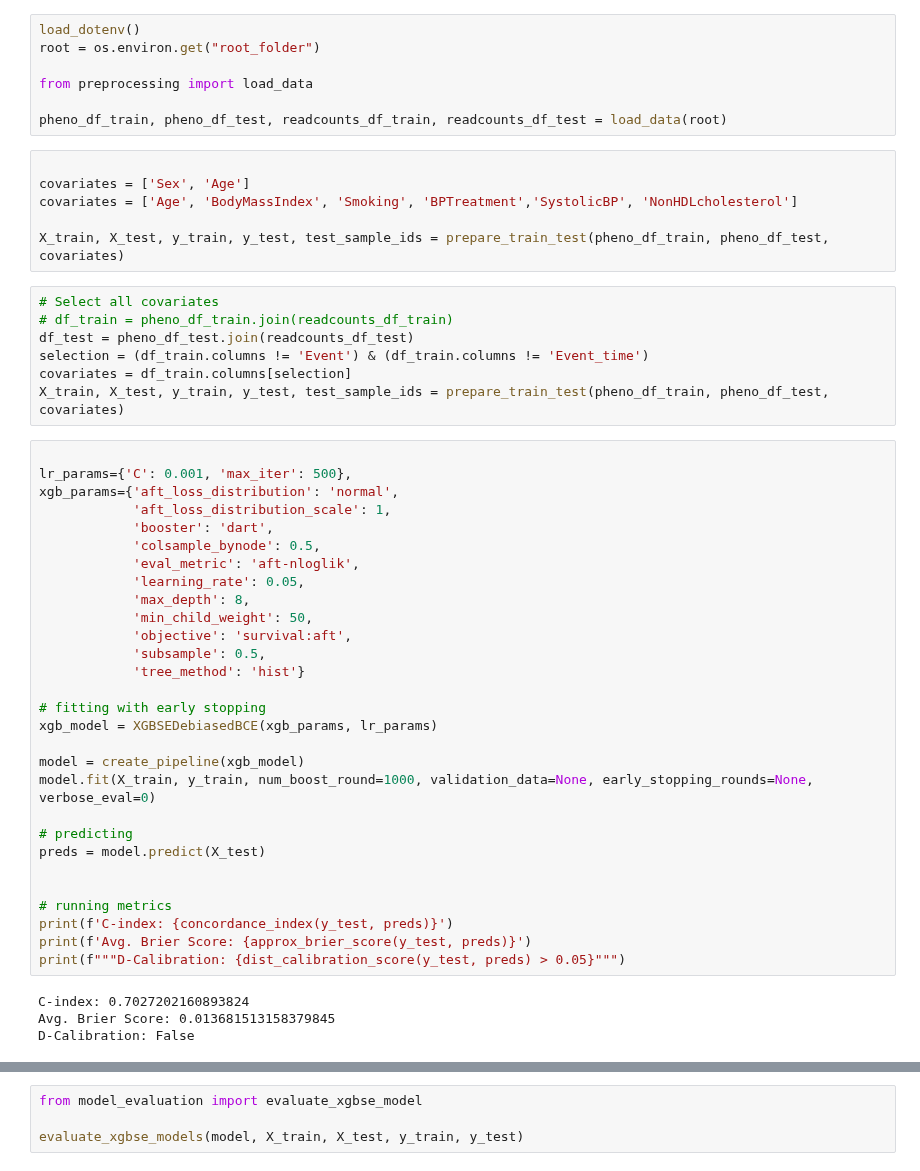
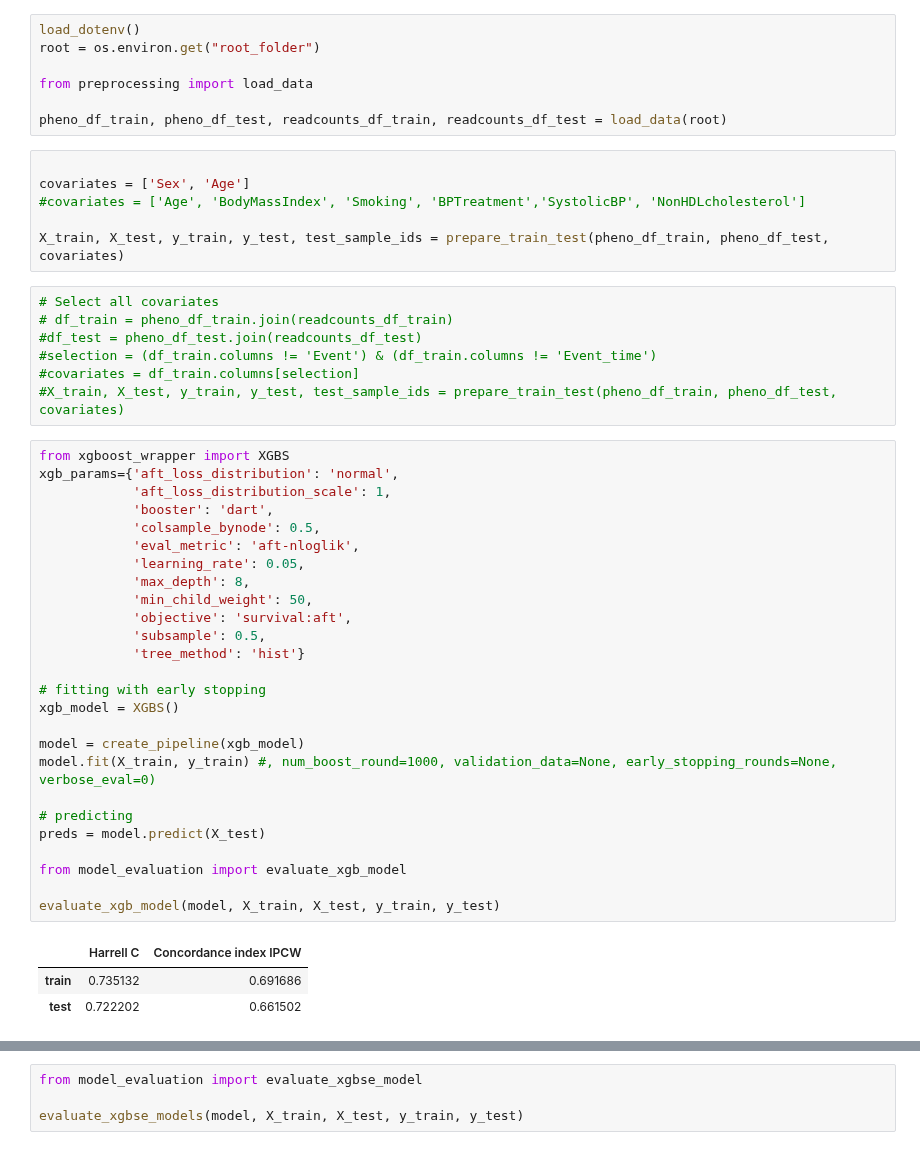
Before and after one commit to TristanFauvel/DreamHF, a Jupyter notebook: src/XGB_survival_embeddings.ipynb, the cells around one changed output, grey strips where cells are left out. Cells and saved outputs as stored; diff of their text form.

```diff
--- a/src/XGB_survival_embeddings.ipynb
+++ b/src/XGB_survival_embeddings.ipynb
@@ -33,49 +33,46 @@ pheno_df_train, pheno_df_test, readcounts_df_train, readcounts_df_test = load_da
 # %%
 
 covariates = ['Sex', 'Age']
-covariates = ['Age', 'BodyMassIndex', 'Smoking', 'BPTreatment','SystolicBP', 'NonHDLcholesterol']
+#covariates = ['Age', 'BodyMassIndex', 'Smoking', 'BPTreatment','SystolicBP', 'NonHDLcholesterol']
 
 X_train, X_test, y_train, y_test, test_sample_ids = prepare_train_test(pheno_df_train, pheno_df_test, covariates)
 # %%
 # Select all covariates
 # df_train = pheno_df_train.join(readcounts_df_train)
-df_test = pheno_df_test.join(readcounts_df_test)
-selection = (df_train.columns != 'Event') & (df_train.columns != 'Event_time')
-covariates = df_train.columns[selection]
-X_train, X_test, y_train, y_test, test_sample_ids = prepare_train_test(pheno_df_train, pheno_df_test, covariates)
+#df_test = pheno_df_test.join(readcounts_df_test)
+#selection = (df_train.columns != 'Event') & (df_train.columns != 'Event_time')
+#covariates = df_train.columns[selection]
+#X_train, X_test, y_train, y_test, test_sample_ids = prepare_train_test(pheno_df_train, pheno_df_test, covariates)
 # %%
-
-lr_params={'C': 0.001, 'max_iter': 500},
+from xgboost_wrapper import XGBS
 xgb_params={'aft_loss_distribution': 'normal',
             'aft_loss_distribution_scale': 1,
             'booster': 'dart',
             'colsample_bynode': 0.5,
             'eval_metric': 'aft-nloglik',
             'learning_rate': 0.05,
             'max_depth': 8,
             'min_child_weight': 50,
             'objective': 'survival:aft',
             'subsample': 0.5,
             'tree_method': 'hist'}
 
 # fitting with early stopping
-xgb_model = XGBSEDebiasedBCE(xgb_params, lr_params)
+xgb_model = XGBS()
 
 model = create_pipeline(xgb_model)
-model.fit(X_train, y_train, num_boost_round=1000, validation_data=None, early_stopping_rounds=None, verbose_eval=0)
+model.fit(X_train, y_train) #, num_boost_round=1000, validation_data=None, early_stopping_rounds=None, verbose_eval=0)
 
 # predicting
 preds = model.predict(X_test)
 
+from model_evaluation import evaluate_xgb_model
 
-# running metrics
-print(f'C-index: {concordance_index(y_test, preds)}')
-print(f'Avg. Brier Score: {approx_brier_score(y_test, preds)}')
-print(f"""D-Calibration: {dist_calibration_score(y_test, preds) > 0.05}""")
+evaluate_xgb_model(model, X_train, X_test, y_train, y_test)
 # %% [output]
-C-index: 0.7027202160893824
-Avg. Brier Score: 0.013681513158379845
-D-Calibration: False
+|  | Harrell C | Concordance index IPCW |
+| train | 0.735132 | 0.691686 |
+| test | 0.722202 | 0.661502 |
 # %%
 xgb_params={'aft_loss_distribution': 'normal',
                                 'aft_loss_distribution_scale': 1,
```
Also changed, not shown: parts of 1 cell of this notebook, 6 other files.
